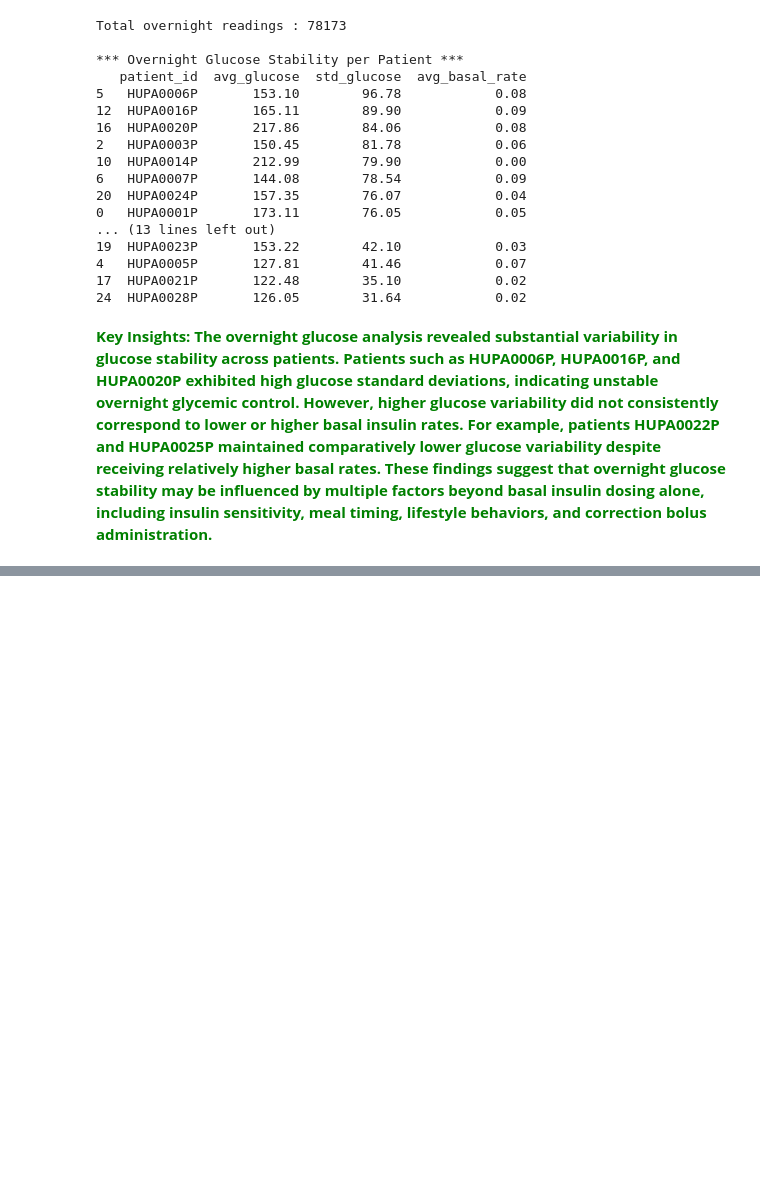
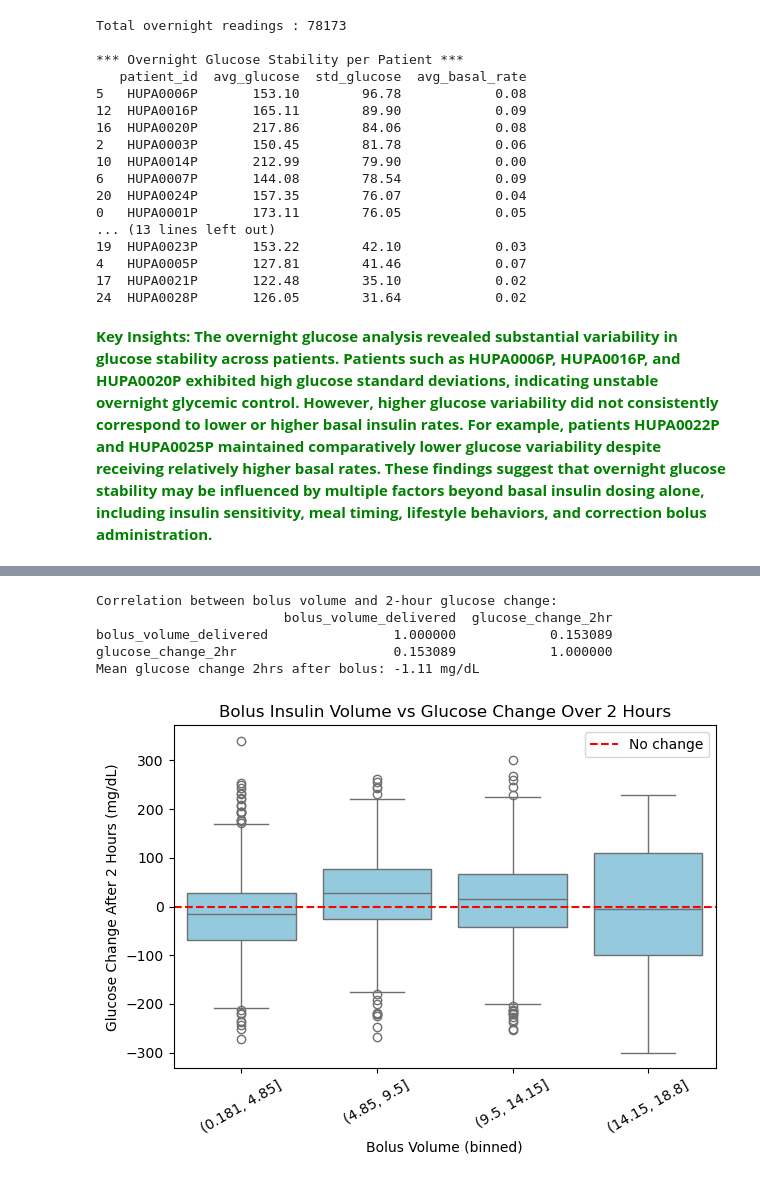
Before and after one commit to PoojaBELURE1724/Team6_DataDynamos_Python-Hackathon_MAY-2026, a Jupyter notebook: Team6_DataDynamos_category3.PrescriptiveAnalysis.ipynb, the cells around one changed output, grey strips where cells are left out. Cells and saved outputs as stored; diff of their text form; code cells hidden in the pictures; blank space fills up the shorter version.

```diff
--- a/Team6_DataDynamos_category3.PrescriptiveAnalysis.ipynb
+++ b/Team6_DataDynamos_category3.PrescriptiveAnalysis.ipynb
@@ -127,0 +276,27 @@ Total overnight readings : 78173
+# %%
+bolus_events = df_sorted[df_sorted['bolus_volume_delivered'] > 0].copy()
+bolus_events['glucose_2hrs_later'] = bolus_events.groupby('patient_id')['glucose'].shift(-24)
+bolus_events['glucose_change_2hr'] = bolus_events['glucose_2hrs_later'] - bolus_events['glucose']
+bolus_events = bolus_events.dropna(subset=['glucose_change_2hr'])
+
+print("Correlation between bolus volume and 2-hour glucose change:")
+print(bolus_events[['bolus_volume_delivered', 'glucose_change_2hr']].corr())
+print(f"Mean glucose change 2hrs after bolus: {bolus_events['glucose_change_2hr'].mean():.2f} mg/dL")
+
+bolus_events['bolus_bin'] = pd.cut(bolus_events['bolus_volume_delivered'], bins=4)
+sns.boxplot(data=bolus_events, x='bolus_bin', y='glucose_change_2hr', color='skyblue')
+plt.axhline(0, color='red', linestyle='--', label='No change')
+plt.title("Bolus Insulin Volume vs Glucose Change Over 2 Hours")
+plt.xlabel("Bolus Volume (binned)")
+plt.ylabel("Glucose Change After 2 Hours (mg/dL)")
+plt.xticks(rotation=30)
+plt.legend()
+plt.tight_layout()
+plt.show()
+# %% [output]
+Correlation between bolus volume and 2-hour glucose change:
+                        bolus_volume_delivered  glucose_change_2hr
+bolus_volume_delivered                1.000000            0.153089
+glucose_change_2hr                    0.153089            1.000000
+Mean glucose change 2hrs after bolus: -1.11 mg/dL
+[figure, added]
```
Also changed, not shown: parts of 17 cells of this notebook.
